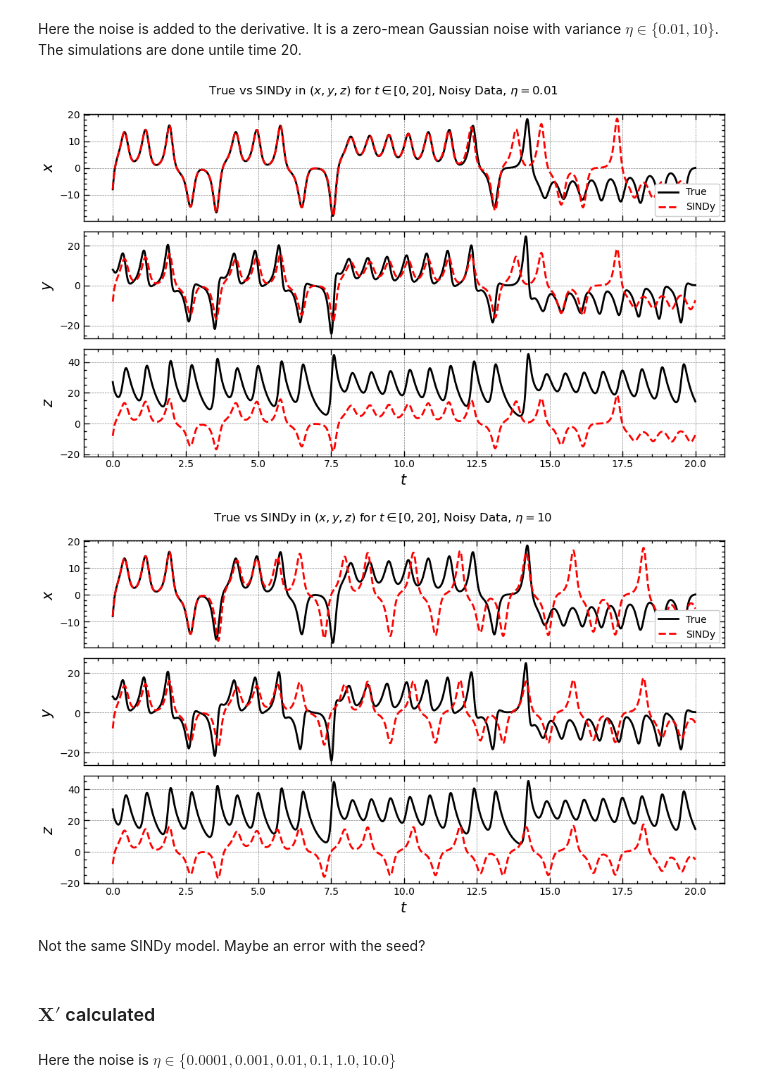
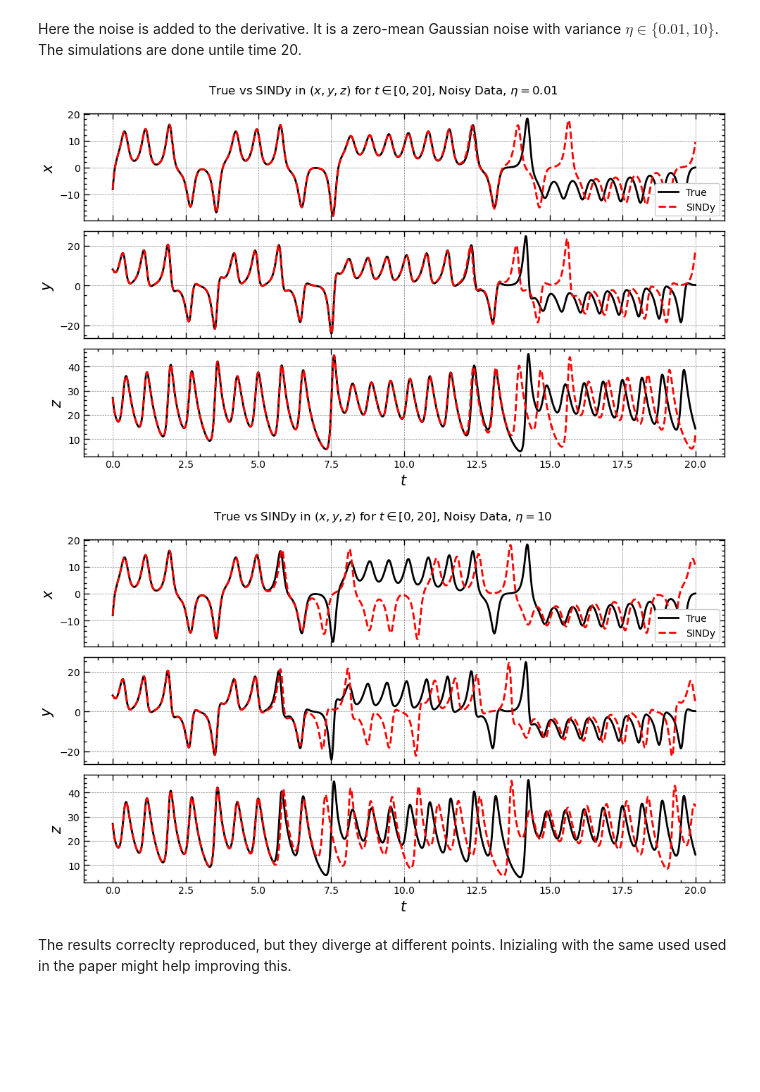
Before and after one commit to sandromikautadze/sindy-thesis, a Jupyter notebook: lorenz.ipynb, the cells around one changed output. Saved outputs shown, nothing was run; the diff lists cells and outputs as text; code cells hidden in the pictures; blank space fills up the shorter version.

Commit message:
update lorenz.ipynb noise fixed but missing seed

```diff
--- a/lorenz.ipynb
+++ b/lorenz.ipynb
@@ -170,21 +168,18 @@ Here the noise is added to the derivative. It is a zero-mean Gaussian noise with
 noises = [0.01, 10]
 models = []
 models_sim = []
-# np.random.seed(1000)
+np.random.seed(1000)
+x0 = [-8, 8, 27]
 for noise in noises:
-    model = ps.SINDy(optimizer=opt, feature_library=poly_lib, differentiation_method=diff_method, feature_names=feat_names)
+    model = ps.SINDy(optimizer=ps.STLSQ(threshold=0.05), feature_library=ps.PolynomialLibrary(degree=5))
     model.fit(x_train, t = delta_t, x_dot=x_derivative_train + np.random.normal(loc=0.0, scale=noise, size=x_train.shape))
     models.append(model)
     models_sim.append(model.simulate(x0, short_time))
 # %%
 for i, model_sim in enumerate(models_sim):
-        plot_xyz_lorenz(model_sim[:,0], model_sim[:,0], model_sim[:,0], short_time, title=f"Noisy Data, $\eta={noises[i]}$")
+        plot_xyz_lorenz(model_sim[:,0], model_sim[:,1], model_sim[:,2], short_time, title=f"Noisy Data, $\eta={noises[i]}$")
 # %% [output]
-[figure, old version]
+[figure, new version]
-[figure, old version]
+[figure, new version]
-# %% [markdown]
-Not the same SINDy model. Maybe an error with the seed?
-# %% [markdown]
-### $\mathbf{X'}$ calculated
-# %% [markdown]
-Here the noise is $\eta\in \{0.0001, 0.001, 0.01, 0.1, 1.0, 10.0\}$
+# %% [markdown]
+The results correclty reproduced, but they diverge at different points. Inizialing with the same used used in the paper might help improving this.
```
Also changed, not shown: parts of 1 cell of this notebook.
